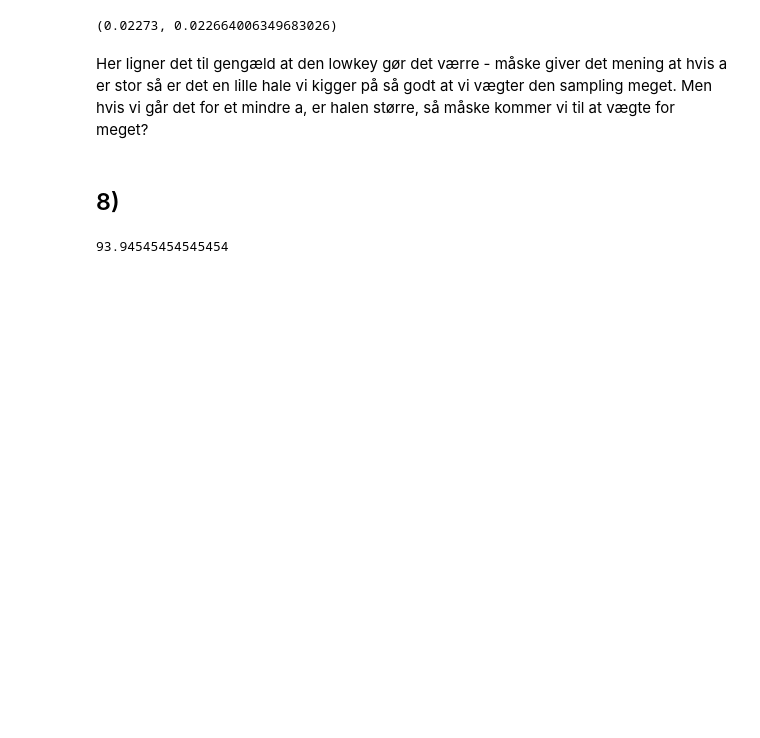
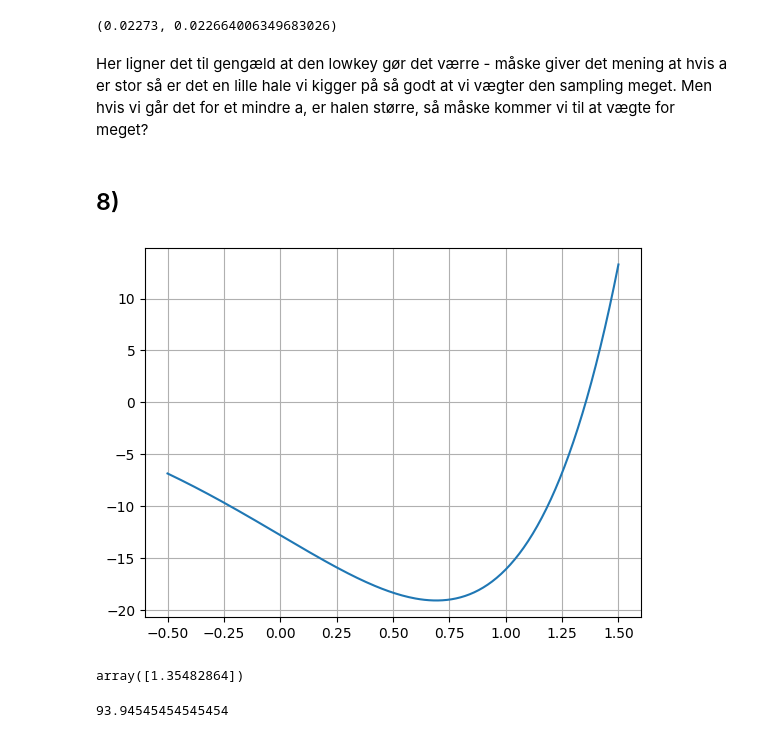
Before and after one commit to AgnesOlsen/02443_Stocastic_Simulation, a Jupyter notebook: Notebooks/Signe.ipynb, the cells around one changed output. Cells and saved outputs as stored; diff of their text form; code cells hidden in the pictures; blank space fills up the shorter version.

```diff
--- a/Notebooks/Signe.ipynb
+++ b/Notebooks/Signe.ipynb
@@ -1591,6 +1591,25 @@ for i in lambds:
     if varianc < vari:
         vari = varianc
         lam = i
+# %%
+from scipy.optimize import fsolve
+
+func = lambda t : np.exp(t+2)*(t**2-2)+2*t+2
+tau = np.linspace(-0.5, 1.5, 201)
+
+#Plot to find initial guess
+plt.plot(tau, func(tau))
+plt.grid()
+plt.show()
+
+tau_initial_guess = 1.2
+tau_solution = fsolve(func, tau_initial_guess)
+# %% [output]
+[figure, added]
+# %%
+fsolve(func, 1)
+# %% [output]
+array([1.35482864])
 # %%
 lam
 # %% [output]
```
Also changed, not shown: parts of 27 cells of this notebook.
